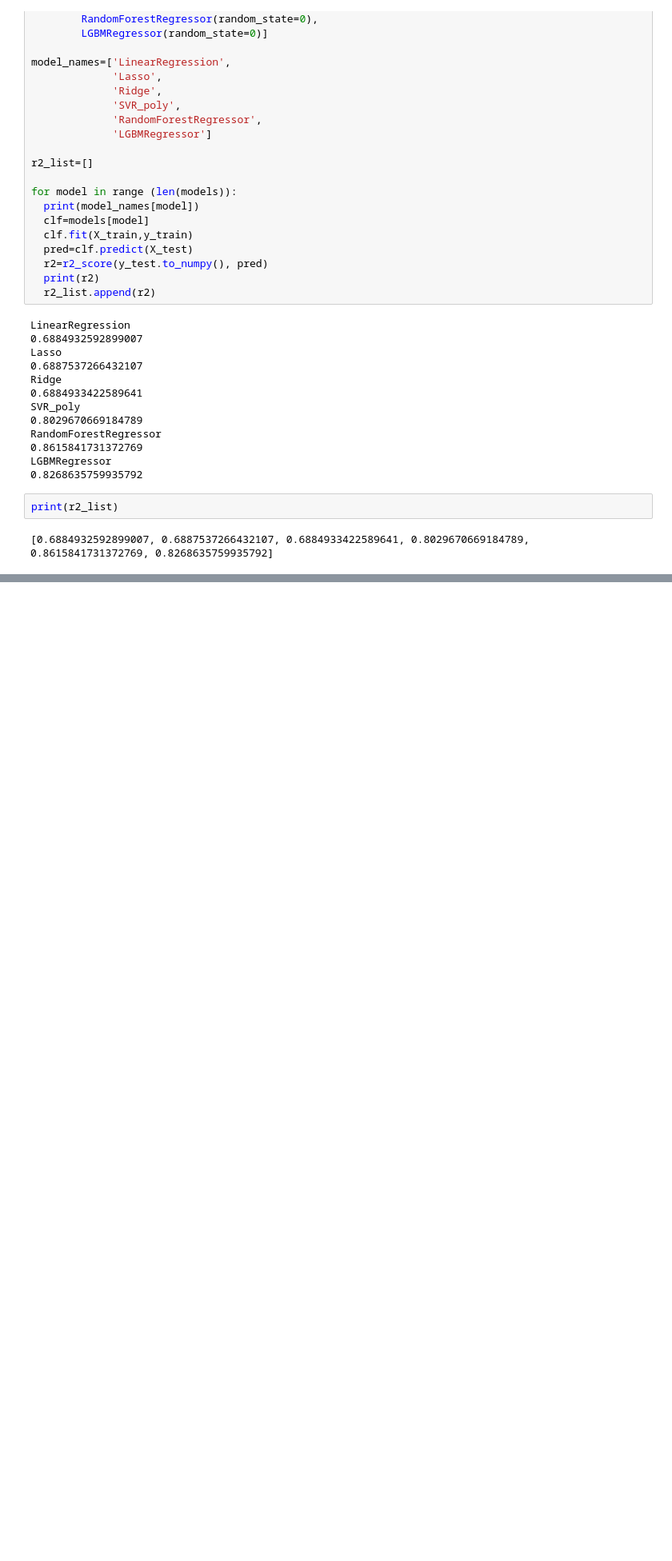
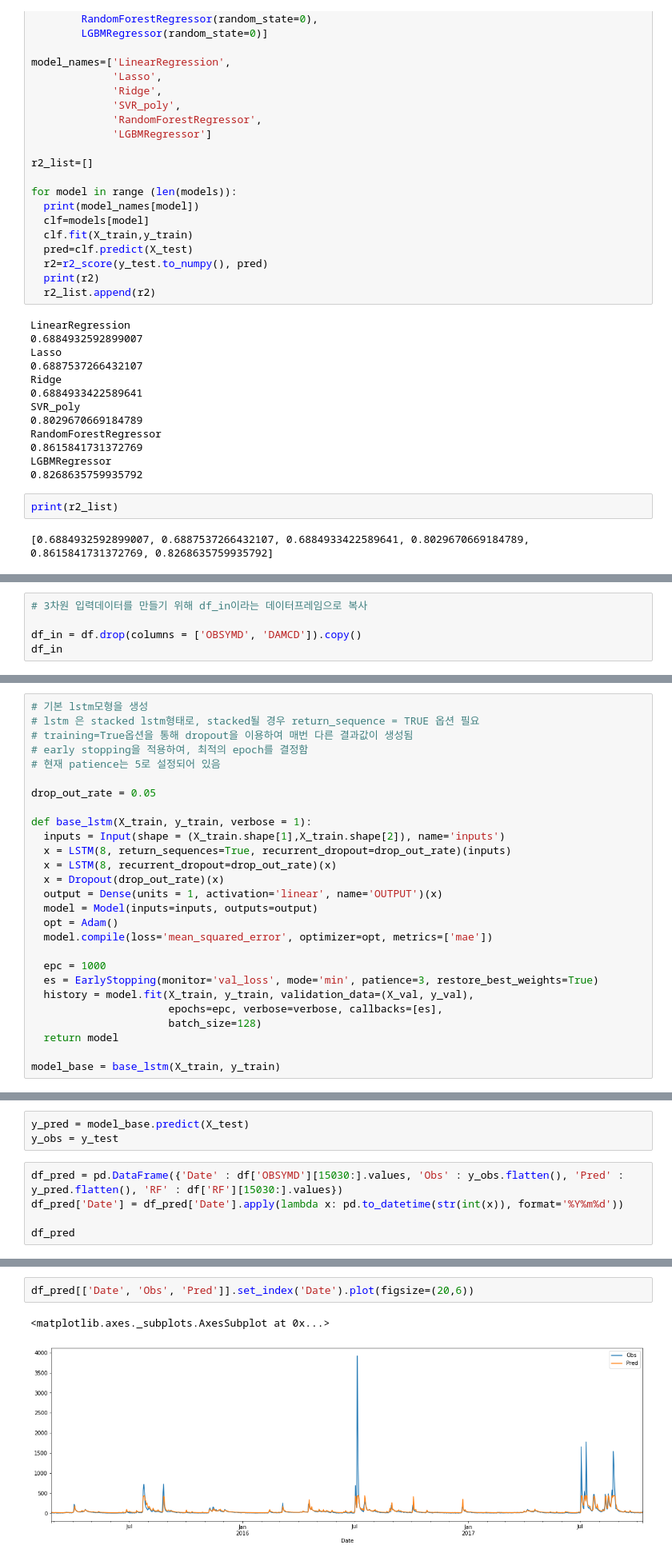
Before and after one commit to hyunholee26/Rainfall-Runoff-ML-basecode, a Jupyter notebook: basemodel_rainfall_runoff.ipynb, the cells around one changed output, grey strips where cells are left out. Shown at 80% size. Cells and saved outputs as stored; diff of their text form; blank space fills up the shorter version.

```diff
--- a/basemodel_rainfall_runoff.ipynb
+++ b/basemodel_rainfall_runoff.ipynb
@@ -224,0 +298,5 @@ print(r2_list)
+# %%
+# 3차원 입력데이터를 만들기 위해 df_in이라는 데이터프레임으로 복사
+
+df_in = df.drop(columns = ['OBSYMD', 'DAMCD']).copy()
+df_in
@@ -224,0 +412,27 @@ print(r2_list)
+# %%
+# 기본 lstm모형을 생성
+# lstm 은 stacked lstm형태로, stacked될 경우 return_sequence = TRUE 옵션 필요
+# training=True옵션을 통해 dropout을 이용하여 매번 다른 결과값이 생성됨
+# early stopping을 적용하여, 최적의 epoch를 결정함
+# 현재 patience는 5로 설정되어 있음
+
+drop_out_rate = 0.05
+
+def base_lstm(X_train, y_train, verbose = 1):
+  inputs = Input(shape = (X_train.shape[1],X_train.shape[2]), name='inputs')
+  x = LSTM(8, return_sequences=True, recurrent_dropout=drop_out_rate)(inputs)
+  x = LSTM(8, recurrent_dropout=drop_out_rate)(x)
+  x = Dropout(drop_out_rate)(x)
+  output = Dense(units = 1, activation='linear', name='OUTPUT')(x)
+  model = Model(inputs=inputs, outputs=output)
+  opt = Adam()
+  model.compile(loss='mean_squared_error', optimizer=opt, metrics=['mae'])
+
+  epc = 1000
+  es = EarlyStopping(monitor='val_loss', mode='min', patience=3, restore_best_weights=True)
+  history = model.fit(X_train, y_train, validation_data=(X_val, y_val),
+                      epochs=epc, verbose=verbose, callbacks=[es],
+                      batch_size=128)
+  return model
+
+model_base = base_lstm(X_train, y_train)
@@ -224,0 +457,8 @@ print(r2_list)
+# %%
+y_pred = model_base.predict(X_test)
+y_obs = y_test
+# %%
+df_pred = pd.DataFrame({'Date' : df['OBSYMD'][15030:].values, 'Obs' : y_obs.flatten(), 'Pred' : y_pred.flatten(), 'RF' : df['RF'][15030:].values})
+df_pred['Date'] = df_pred['Date'].apply(lambda x: pd.to_datetime(str(int(x)), format='%Y%m%d'))
+
+df_pred
@@ -224,0 +479,5 @@ print(r2_list)
+# %%
+df_pred[['Date', 'Obs', 'Pred']].set_index('Date').plot(figsize=(20,6))
+# %% [output]
+<matplotlib.axes._subplots.AxesSubplot at 0x...>
+[figure, added]
```
Also changed, not shown: parts of 15 cells of this notebook.
